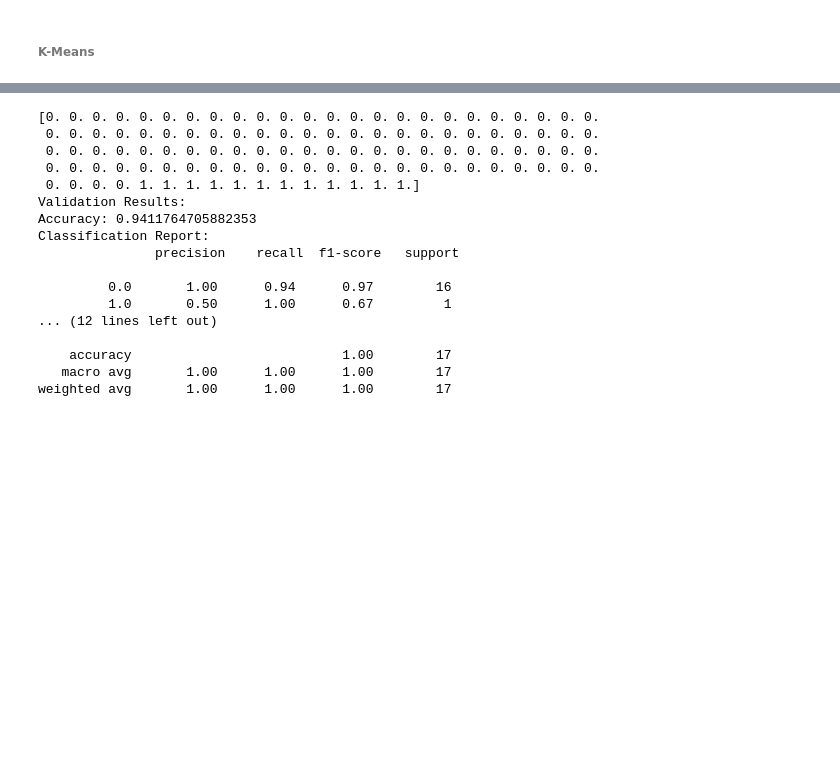
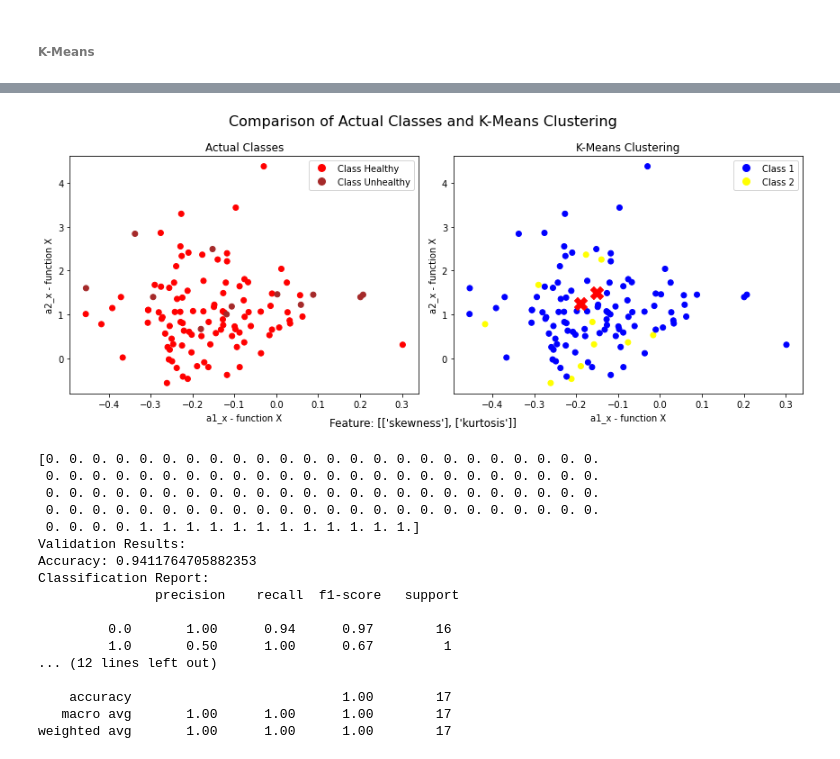
Before and after one commit to AmandaRosa/Rotor_Bearing, a Jupyter notebook: Rotor_bearing_cluster_and_classification_Dataset3.ipynb, the cells around one changed output, grey strips where cells are left out. Cells and saved outputs as stored; diff of their text form; code cells hidden in the pictures; blank space fills up the shorter version.

```diff
--- a/Rotor_bearing_cluster_and_classification_Dataset3.ipynb
+++ b/Rotor_bearing_cluster_and_classification_Dataset3.ipynb
@@ -591,0 +575,83 @@ plt.show()
+# %%
+## K-Means (clusterização) - 1º - unsupervised
+import numpy as np
+import matplotlib.pyplot as plt
+from sklearn.cluster import KMeans
+from sklearn.datasets import make_blobs
+from matplotlib.colors import ListedColormap
+from matplotlib.lines import Line2D
+import matplotlib.pyplot as plt
+from matplotlib.colors import LinearSegmentedColormap
+
+# Generate synthetic data
+X = features_list[:, 0:14]
+
+index1 = 0
+index2 = 7
+
+# Create a 1x2 subplot grid
+fig, axs = plt.subplots(nrows=1, ncols=2, figsize=(12, 5))
+
+# Extract features
+x = features_list[:, index1]
+y = features_list[:, index2]
+label = features_list[:, -1]
+
+# Plot the first subplot (Actual Classes)
+scatter1 = axs[0].scatter(x, y, c=label, cmap=ListedColormap(['red', 'brown']))
+axs[0].set_title('Actual Classes')
+axs[0].set_xlabel(f'a1_x - function X')  # Add X axis label
+axs[0].set_ylabel(f'a2_x - function X')  # Add Y axis label
+classes = ['Healthy', 'Unhealthy']
+
+# Create a custom legend
+legend_elements1 = [Line2D([0], [0], marker='o', color='w', label=f'Class {classes[i]}',
+                            markerfacecolor=['red', 'brown'][i], markersize=10) for i in range(2)]
+
+# Add legend to the first subplot
+axs[0].legend(handles=legend_elements1, loc='upper right')
+
+# Apply K-Means clustering
+kmeans = KMeans(n_clusters=2, max_iter=100000)
+kmeans.fit(X)
+y_kmeans = kmeans.predict(X)
+
+coolwarm_cmap = LinearSegmentedColormap.from_list('CoolWarm', ['blue', 'yellow'])
+
+# Visualize the results
+axs[1].scatter(x, y, c=y_kmeans, cmap=coolwarm_cmap)
+centers = kmeans.cluster_centers_
+axs[1].scatter(centers[:, 0], centers[:, 1], marker='X', s=200, color='red')
+
+axs[1].set_title('K-Means Clustering')
+axs[1].set_xlabel(f'a1_x - function X')  # Add X axis label
+axs[1].set_ylabel(f'a2_x - function X')  # Add Y axis label
+classes = ['1', '2']
+
+# Create a custom legend
+legend_elements2 = [Line2D([0], [0], marker='o', color='w', label=f'Class {classes[i]}',
+                            markerfacecolor=coolwarm_cmap(i / (len(classes) - 1)), markersize=10) for i in range(2)]
+
+# Add legend to the second subplot
+axs[1].legend(handles=legend_elements2, loc='upper right')
+
+# Set a global title for the entire figure
+fig.suptitle(f'Comparison of Actual Classes and K-Means Clustering', fontsize=16)
+
+# Add a subtitle below the subplots
+fig.text(0.5, 0.02, f'Feature: {functions}', ha='center', fontsize=12)
+
+predictions = y_kmeans
+
+# Add a subtitle below the subplots
+# fig.text(0.5, 0.04, f'Feature: {functions}', ha='center', fontsize=12
+true_positive = np.where((predictions == 1) & (output_array == 1))[0]
+
+acc = predictions == output_array
+accuracy = np.mean(np.array(acc))*100
+print(true_positive, accuracy)
+
+# Adjust layout for better spacing
+plt.tight_layout()
+plt.show()
+# %% [output]
@@ -592,3 +659,4 @@ plt.show()
+[figure, added]
 # %%
 ## MLP (classificacao) - supervised
 from sklearn.neural_network import MLPClassifier
```
Also changed, not shown: parts of 7 cells of this notebook, 4 other files.
